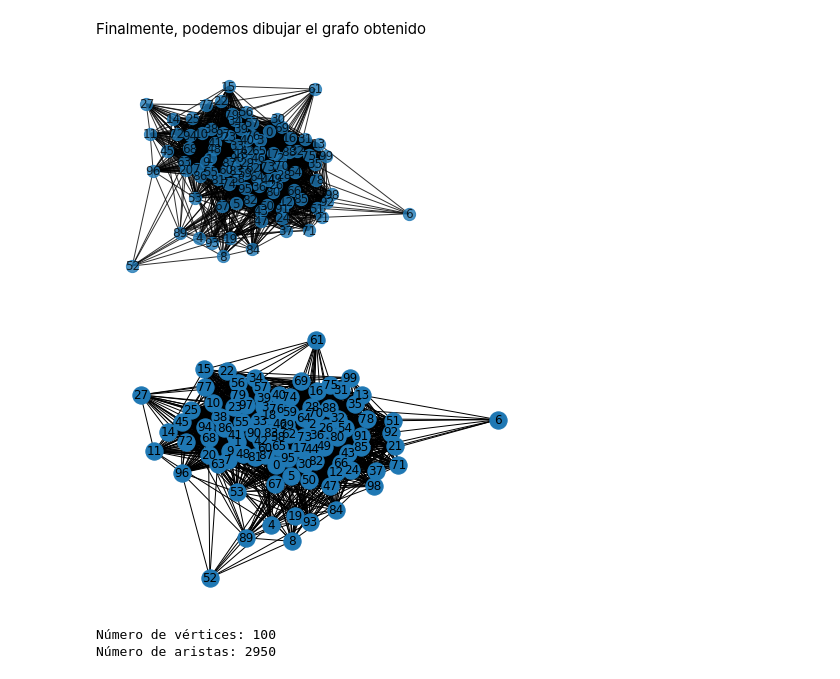
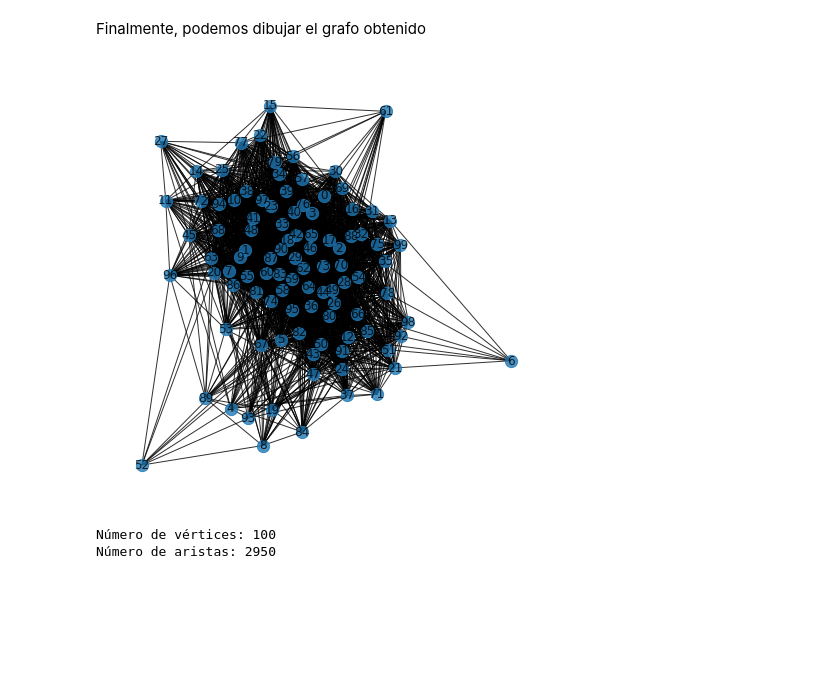
Before and after one commit to PedroAdair/TesisMaestria, a Jupyter notebook: Anonimizacion.ipynb, the cells around one changed output. Cells and saved outputs as stored; diff of their text form; code cells hidden in the pictures; blank space fills up the shorter version.

```diff
--- a/Anonimizacion.ipynb
+++ b/Anonimizacion.ipynb
@@ -107,18 +102,15 @@ La eficiencia global alcanzada fue de: 0.797407407407407
 # %% [markdown]
 Finalmente, podemos dibujar el grafo obtenido
 # %%
-# Plotear grafo
+# Dibujar el grafo coloreando cada comunidad de un color distinto
+plt.figure(figsize=(8, 8))
 pos = nx.spring_layout(g, seed=2023)
 nx.draw_networkx(g, pos=pos, with_labels=True, node_size=150, alpha=0.8, edge_color='k')
 
 plt.axis('off')
 plt.show()
 # %% [output]
-[figure, old version]
+[figure, new version]
-# %%
-nx.draw(g, with_labels=True)
-# %% [output]
-[figure, removed]
 # %%
 # Obtener número de vértices y aristas
 print("Número de vértices:", nx.number_of_nodes(g))
```
Also changed, not shown: parts of 18 cells of this notebook.
